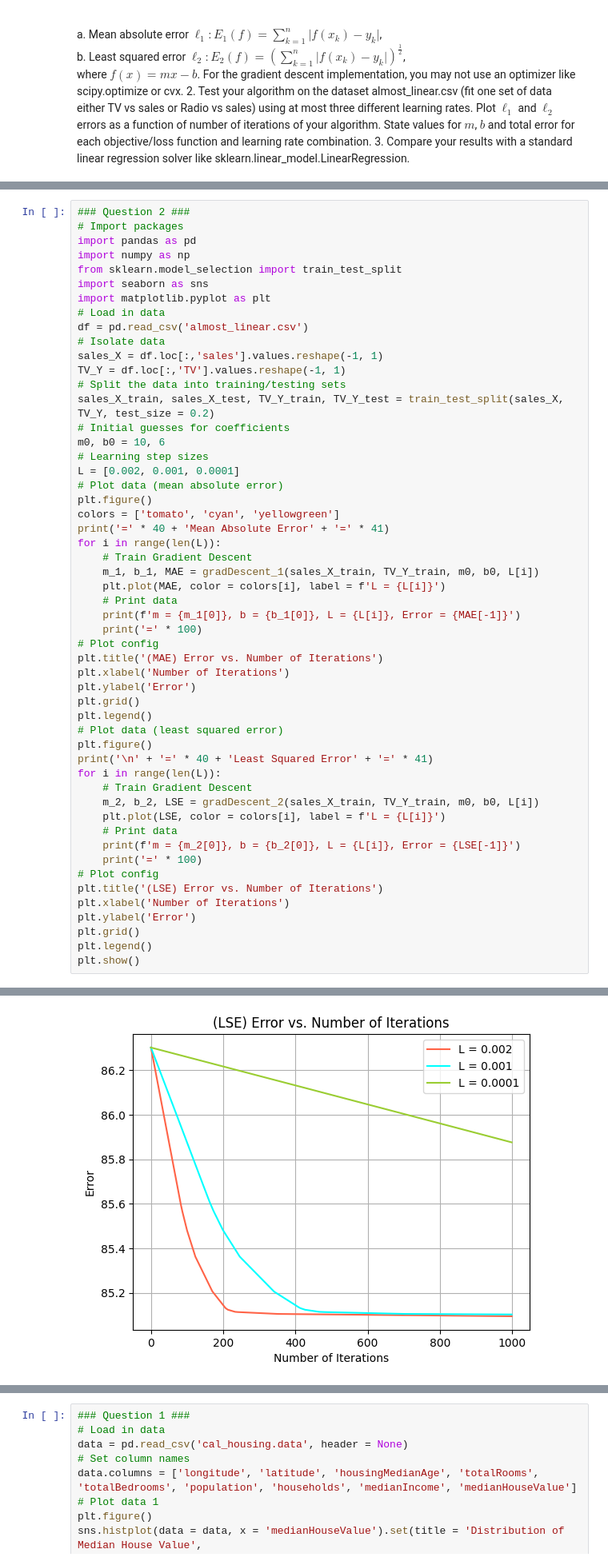
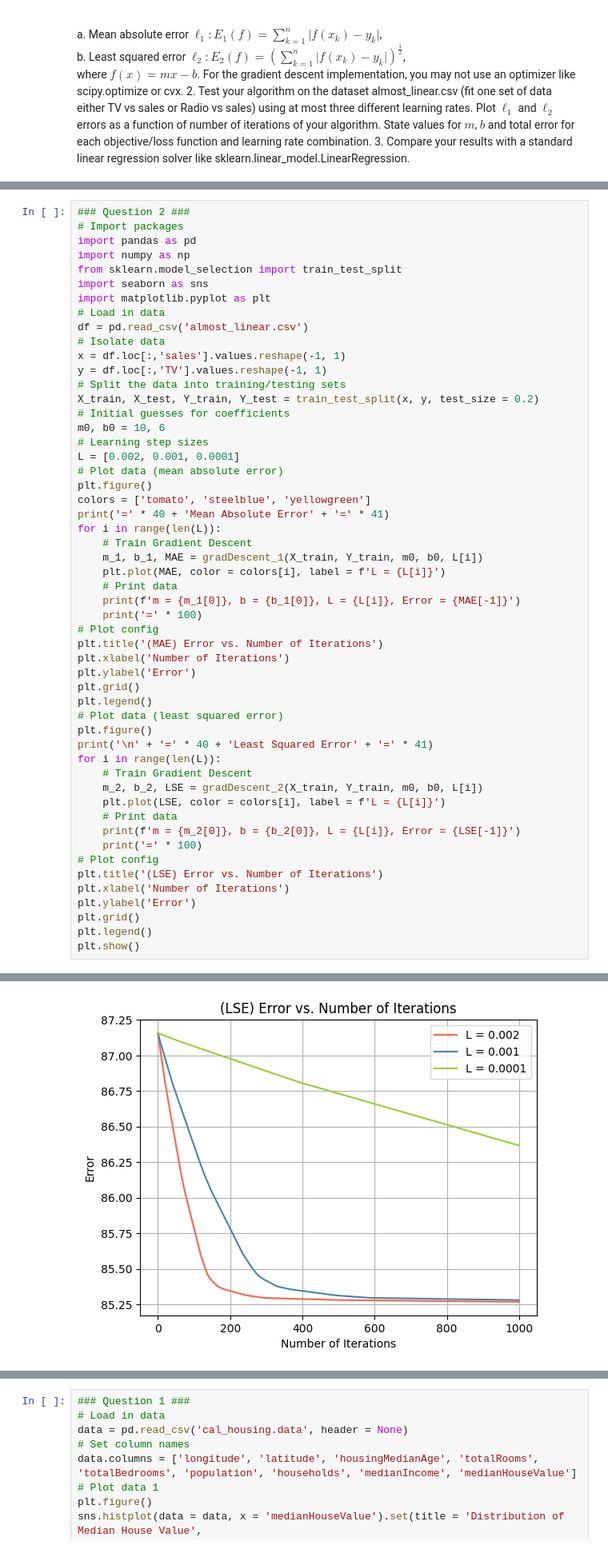
Before and after one commit to adriang1003/AM170B, a Jupyter notebook: HW/HW3/Homework 3 Solutions.ipynb, the cells around one changed output, grey strips where cells are left out. Shown at 80% size. Drawn from its saved outputs; the diff is of its cells as text.

```diff
--- a/HW/HW3/Homework 3 Solutions.ipynb
+++ b/HW/HW3/Homework 3 Solutions.ipynb
@@ -61,21 +61,21 @@ import matplotlib.pyplot as plt
 # Load in data
 df = pd.read_csv('almost_linear.csv')
 # Isolate data
-sales_X = df.loc[:,'sales'].values.reshape(-1, 1)
-TV_Y = df.loc[:,'TV'].values.reshape(-1, 1)
+x = df.loc[:,'sales'].values.reshape(-1, 1)
+y = df.loc[:,'TV'].values.reshape(-1, 1)
 # Split the data into training/testing sets
-sales_X_train, sales_X_test, TV_Y_train, TV_Y_test = train_test_split(sales_X, TV_Y, test_size = 0.2)
+X_train, X_test, Y_train, Y_test = train_test_split(x, y, test_size = 0.2)
 # Initial guesses for coefficients
 m0, b0 = 10, 6
 # Learning step sizes
 L = [0.002, 0.001, 0.0001]
 # Plot data (mean absolute error)
 plt.figure()
-colors = ['tomato', 'cyan', 'yellowgreen']
+colors = ['tomato', 'steelblue', 'yellowgreen']
 print('=' * 40 + 'Mean Absolute Error' + '=' * 41)
 for i in range(len(L)):
     # Train Gradient Descent
-    m_1, b_1, MAE = gradDescent_1(sales_X_train, TV_Y_train, m0, b0, L[i])
+    m_1, b_1, MAE = gradDescent_1(X_train, Y_train, m0, b0, L[i])
     plt.plot(MAE, color = colors[i], label = f'L = {L[i]}')
     # Print data
     print(f'm = {m_1[0]}, b = {b_1[0]}, L = {L[i]}, Error = {MAE[-1]}')
@@ -91,7 +91,7 @@ plt.figure()
 print('\n' + '=' * 40 + 'Least Squared Error' + '=' * 41)
 for i in range(len(L)):
     # Train Gradient Descent
-    m_2, b_2, LSE = gradDescent_2(sales_X_train, TV_Y_train, m0, b0, L[i])
+    m_2, b_2, LSE = gradDescent_2(X_train, Y_train, m0, b0, L[i])
     plt.plot(LSE, color = colors[i], label = f'L = {L[i]}')
     # Print data
     print(f'm = {m_2[0]}, b = {b_2[0]}, L = {L[i]}, Error = {LSE[-1]}')
@@ -123,4 +123,4 @@ m = 10.206357106048673, b = 5.996515219149192, L = 0.0001, Error = 85.8756888355
-[figure, old version]
+[figure, new version]
 # %%
 ### Question 3 ###
 # Import packages
```
Also changed, not shown: parts of 9 cells of this notebook, 5 other files.
